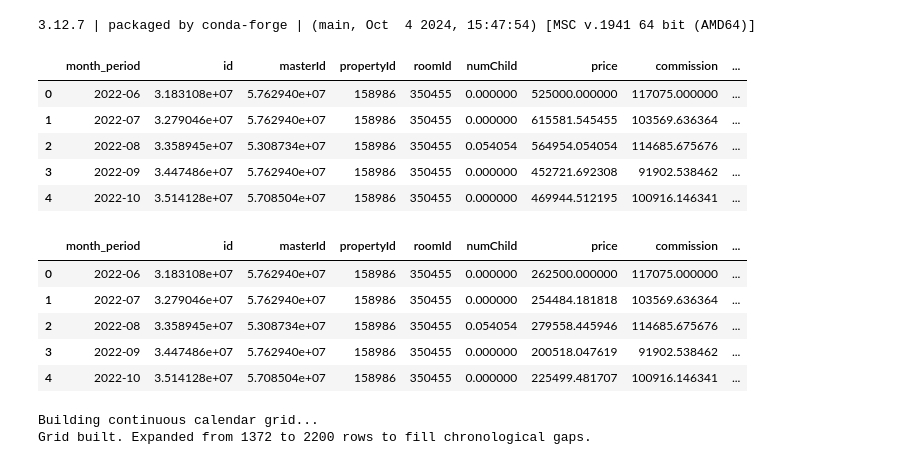
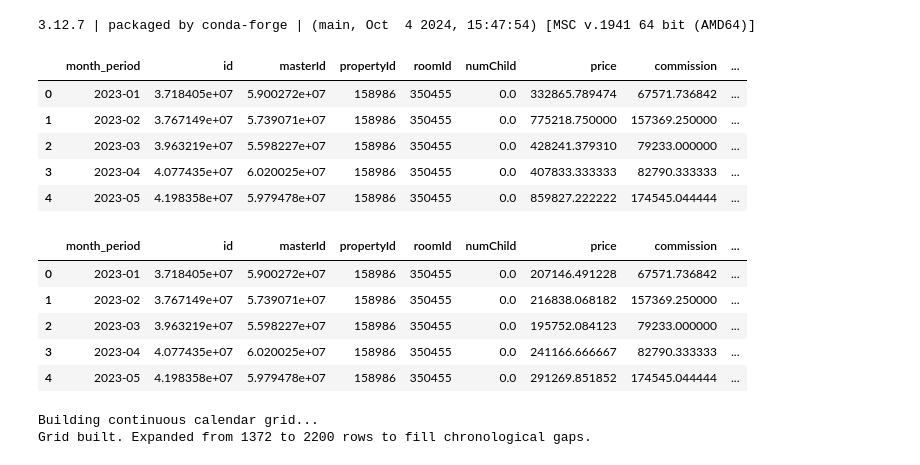
Before and after one commit to notnsas/hotel-demand-forecasting, a Jupyter notebook: notebooks/03_modeling.ipynb, the cells around one changed output. Drawn from its saved outputs; the diff is of its cells as text; code cells hidden in the pictures.

```diff
--- a/notebooks/03_modeling.ipynb
+++ b/notebooks/03_modeling.ipynb
@@ -30,18 +30,19 @@ print(sys.version)
 # %% [output]
 3.12.7 | packaged by conda-forge | (main, Oct  4 2024, 15:47:54) [MSC v.1941 64 bit (AMD64)]
 # %%
-# df = pd.read_csv('../data/processed/room_monthly_features_v5.2.csv') # Best so far
+# df = pd.read_csv('../data/processed/room_monthly_features_v5.2.csv')
 # df = pd.read_csv('../data/processed/room_monthly_features_v6.csv') #
 # df = pd.read_csv('../data/processed/room_monthly_features_v7.3.csv')
-df = pd.read_csv('../data/processed/room_monthly_features_v7.4.csv')
+# df = pd.read_csv('../data/processed/room_monthly_features_v7.4.csv')# Best so far
+df = pd.read_csv('../data/processed/room_monthly_features_v8.csv')
 df.head()
 # %% [output]
 |  | month_period | id | masterId | propertyId | roomId | numChild | price | commission | ... |
-| 0 | 2022-06 | 3.183108e+07 | 5.762940e+07 | 158986 | 350455 | 0.000000 | 525000.000000 | 117075.000000 | ... |
-| 1 | 2022-07 | 3.279046e+07 | 5.762940e+07 | 158986 | 350455 | 0.000000 | 615581.545455 | 103569.636364 | ... |
-| 2 | 2022-08 | 3.358945e+07 | 5.308734e+07 | 158986 | 350455 | 0.054054 | 564954.054054 | 114685.675676 | ... |
-| 3 | 2022-09 | 3.447486e+07 | 5.762940e+07 | 158986 | 350455 | 0.000000 | 452721.692308 | 91902.538462 | ... |
-| 4 | 2022-10 | 3.514128e+07 | 5.708504e+07 | 158986 | 350455 | 0.000000 | 469944.512195 | 100916.146341 | ... |
+| 0 | 2023-01 | 3.718405e+07 | 5.900272e+07 | 158986 | 350455 | 0.0 | 332865.789474 | 67571.736842 | ... |
+| 1 | 2023-02 | 3.767149e+07 | 5.739071e+07 | 158986 | 350455 | 0.0 | 775218.750000 | 157369.250000 | ... |
+| 2 | 2023-03 | 3.963219e+07 | 5.598227e+07 | 158986 | 350455 | 0.0 | 428241.379310 | 79233.000000 | ... |
+| 3 | 2023-04 | 4.077435e+07 | 6.020025e+07 | 158986 | 350455 | 0.0 | 407833.333333 | 82790.333333 | ... |
+| 4 | 2023-05 | 4.198358e+07 | 5.979478e+07 | 158986 | 350455 | 0.0 | 859827.222222 | 174545.044444 | ... |
 # %%
 import pandas as pd
 import numpy as np
@@ -101,11 +102,11 @@ df['date'] = pd.to_datetime(df['month_period'].astype(str))
 df.head()
 # %% [output]
 |  | month_period | id | masterId | propertyId | roomId | numChild | price | commission | ... |
-| 0 | 2022-06 | 3.183108e+07 | 5.762940e+07 | 158986 | 350455 | 0.000000 | 262500.000000 | 117075.000000 | ... |
-| 1 | 2022-07 | 3.279046e+07 | 5.762940e+07 | 158986 | 350455 | 0.000000 | 254484.181818 | 103569.636364 | ... |
-| 2 | 2022-08 | 3.358945e+07 | 5.308734e+07 | 158986 | 350455 | 0.054054 | 279558.445946 | 114685.675676 | ... |
-| 3 | 2022-09 | 3.447486e+07 | 5.762940e+07 | 158986 | 350455 | 0.000000 | 200518.047619 | 91902.538462 | ... |
-| 4 | 2022-10 | 3.514128e+07 | 5.708504e+07 | 158986 | 350455 | 0.000000 | 225499.481707 | 100916.146341 | ... |
+| 0 | 2023-01 | 3.718405e+07 | 5.900272e+07 | 158986 | 350455 | 0.0 | 207146.491228 | 67571.736842 | ... |
+| 1 | 2023-02 | 3.767149e+07 | 5.739071e+07 | 158986 | 350455 | 0.0 | 216838.068182 | 157369.250000 | ... |
+| 2 | 2023-03 | 3.963219e+07 | 5.598227e+07 | 158986 | 350455 | 0.0 | 195752.084123 | 79233.000000 | ... |
+| 3 | 2023-04 | 4.077435e+07 | 6.020025e+07 | 158986 | 350455 | 0.0 | 241166.666667 | 82790.333333 | ... |
+| 4 | 2023-05 | 4.198358e+07 | 5.979478e+07 | 158986 | 350455 | 0.0 | 291269.851852 | 174545.044444 | ... |
 # %%
 data = df
 # %%
```
Also changed, not shown: parts of 10 cells of this notebook, 4 other files.
